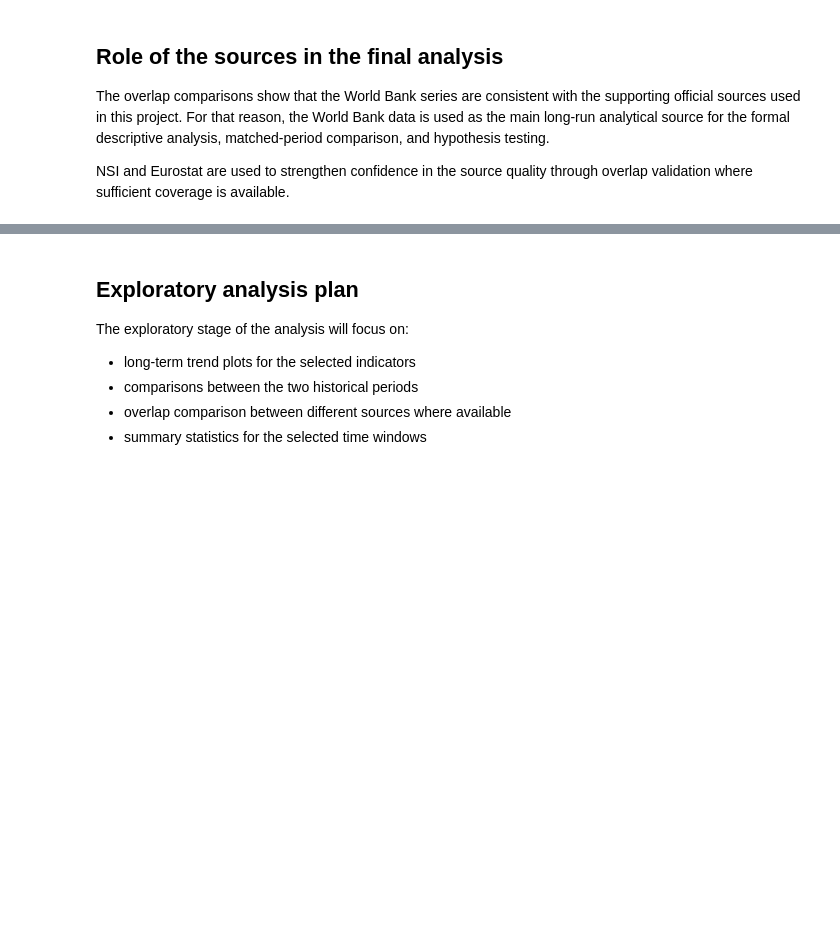
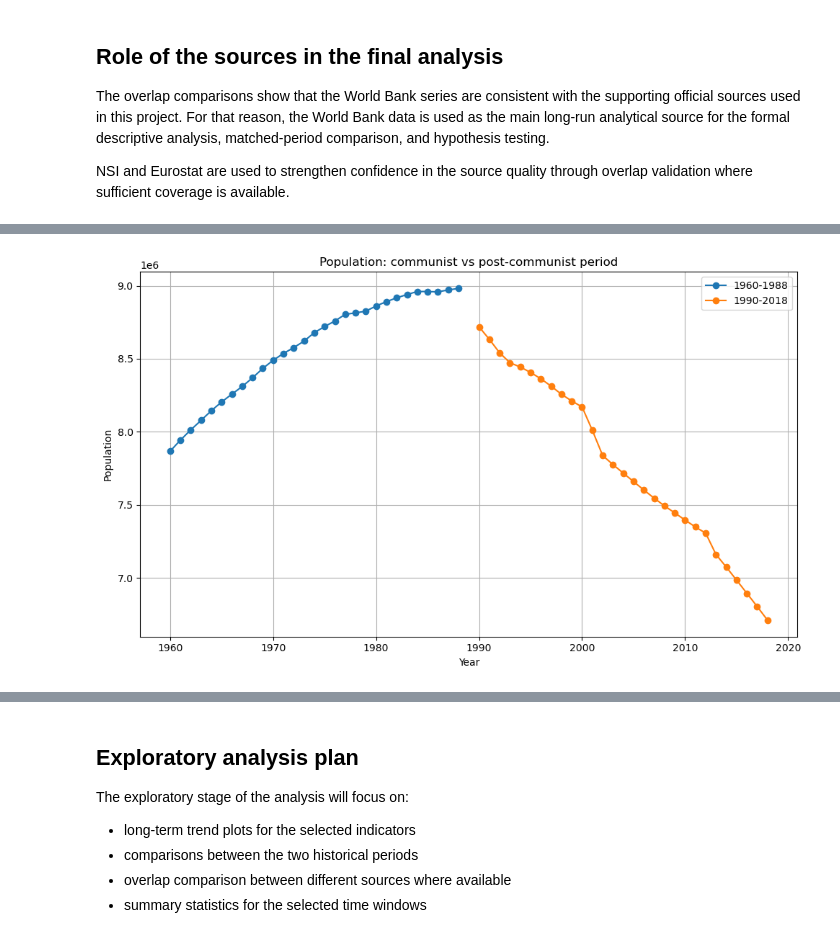
Before and after one commit to AleksM654/bulgaria-before-after-1989, a Jupyter notebook: notebooks/02_final_project_analysis.ipynb, the cells around one changed output, grey strips where cells are left out. Saved outputs shown, nothing was run; the diff lists cells and outputs as text; code cells hidden in the pictures; blank space fills up the shorter version.

```diff
--- a/notebooks/02_final_project_analysis.ipynb
+++ b/notebooks/02_final_project_analysis.ipynb
@@ -331,0 +541,28 @@ NSI and Eurostat are used to strengthen confidence in the source quality through
+# %%
+# visualize population in the two historical periods
+
+plt.figure(figsize=(10, 6))
+
+plt.plot(
+    communist_period["year"],
+    communist_period["population_total"],
+    marker="o",
+    label="1960-1988"
+)
+
+plt.plot(
+    post_communist_period["year"],
+    post_communist_period["population_total"],
+    marker="o",
+    label="1990-2018"
+)
+
+plt.title("Population: communist vs post-communist period")
+plt.xlabel("Year")
+plt.ylabel("Population")
+plt.legend()
+plt.grid(True)
+plt.tight_layout()
+plt.show()
+# %% [output]
+[figure, added]
```
Also changed, not shown: parts of 24 cells of this notebook, 2 other files.
